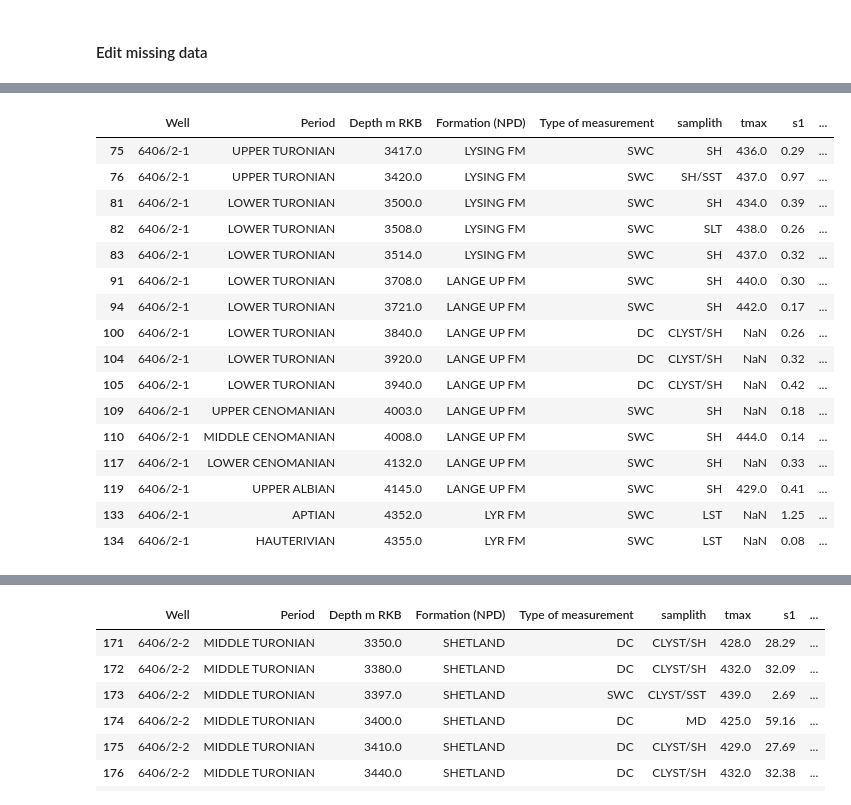
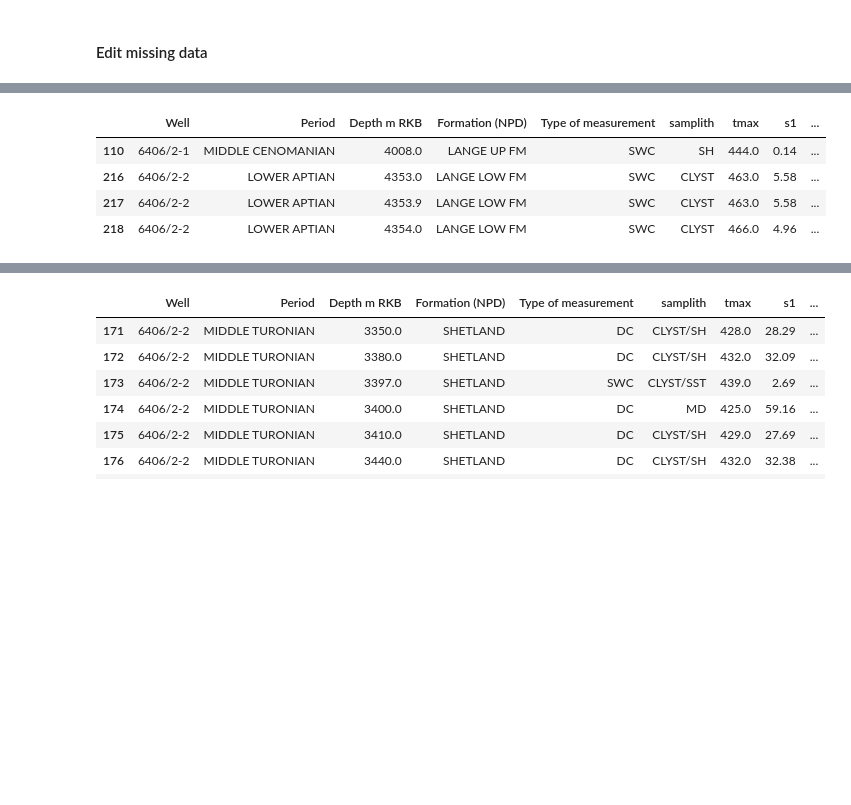
Before and after one commit to ABDunbar/Chronostrat-RE-data-merge, a Jupyter notebook: Excel_import.ipynb, the cells around one changed output, grey strips where cells are left out. Cells and saved outputs as stored; diff of their text form; code cells hidden in the pictures; blank space fills up the shorter version.

```diff
--- a/Excel_import.ipynb
+++ b/Excel_import.ipynb
@@ -136,3 +133,3 @@ merge[ merge['Well'] == '6406/2-1']['s3'].plot()
 # %%
-merge['s3x'] = merge.groupby(['Well','Period'])['s3'].transform(lambda x: x.fillna(x.median()))
-merge.sample(10)
+merge['s3'] = merge.groupby(['Well','Period'])['s3'].transform(lambda x: x.fillna(x.median()))
+merge['tmax'] = merge.groupby(['Well','Period'])['tmax'].transform(lambda x: x.fillna(x.median()))
@@ -151,24 +136,12 @@ merge.sample(10)
 # %%
 null_data = merge[np.logical_or.reduce(merge.isnull(), axis=1)]
-null_data [null_data['Well'] == '6406/2-1']
+null_data
 # %% [output]
 |  | Well | Period | Depth m RKB | Formation (NPD) | Type of measurement | samplith | tmax | s1 | ... |
-| 75 | 6406/2-1 | UPPER TURONIAN | 3417.0 | LYSING FM | SWC | SH | 436.0 | 0.29 | ... |
-| 76 | 6406/2-1 | UPPER TURONIAN | 3420.0 | LYSING FM | SWC | SH/SST | 437.0 | 0.97 | ... |
-| 81 | 6406/2-1 | LOWER TURONIAN | 3500.0 | LYSING FM | SWC | SH | 434.0 | 0.39 | ... |
-| 82 | 6406/2-1 | LOWER TURONIAN | 3508.0 | LYSING FM | SWC | SLT | 438.0 | 0.26 | ... |
-| 83 | 6406/2-1 | LOWER TURONIAN | 3514.0 | LYSING FM | SWC | SH | 437.0 | 0.32 | ... |
-| 91 | 6406/2-1 | LOWER TURONIAN | 3708.0 | LANGE UP FM | SWC | SH | 440.0 | 0.30 | ... |
-| 94 | 6406/2-1 | LOWER TURONIAN | 3721.0 | LANGE UP FM | SWC | SH | 442.0 | 0.17 | ... |
-| 100 | 6406/2-1 | LOWER TURONIAN | 3840.0 | LANGE UP FM | DC | CLYST/SH | NaN | 0.26 | ... |
-| 104 | 6406/2-1 | LOWER TURONIAN | 3920.0 | LANGE UP FM | DC | CLYST/SH | NaN | 0.32 | ... |
-| 105 | 6406/2-1 | LOWER TURONIAN | 3940.0 | LANGE UP FM | DC | CLYST/SH | NaN | 0.42 | ... |
-| 109 | 6406/2-1 | UPPER CENOMANIAN | 4003.0 | LANGE UP FM | SWC | SH | NaN | 0.18 | ... |
 | 110 | 6406/2-1 | MIDDLE CENOMANIAN | 4008.0 | LANGE UP FM | SWC | SH | 444.0 | 0.14 | ... |
-| 117 | 6406/2-1 | LOWER CENOMANIAN | 4132.0 | LANGE UP FM | SWC | SH | NaN | 0.33 | ... |
-| 119 | 6406/2-1 | UPPER ALBIAN | 4145.0 | LANGE UP FM | SWC | SH | 429.0 | 0.41 | ... |
-| 133 | 6406/2-1 | APTIAN | 4352.0 | LYR FM | SWC | LST | NaN | 1.25 | ... |
-| 134 | 6406/2-1 | HAUTERIVIAN | 4355.0 | LYR FM | SWC | LST | NaN | 0.08 | ... |
+| 216 | 6406/2-2 | LOWER APTIAN | 4353.0 | LANGE LOW FM | SWC | CLYST | 463.0 | 5.58 | ... |
+| 217 | 6406/2-2 | LOWER APTIAN | 4353.9 | LANGE LOW FM | SWC | CLYST | 463.0 | 5.58 | ... |
+| 218 | 6406/2-2 | LOWER APTIAN | 4354.0 | LANGE LOW FM | SWC | CLYST | 466.0 | 4.96 | ... |
 # %%
 #Applying per column:
 print ("Missing values per column:")
```
Also changed, not shown: parts of 25 cells of this notebook.
